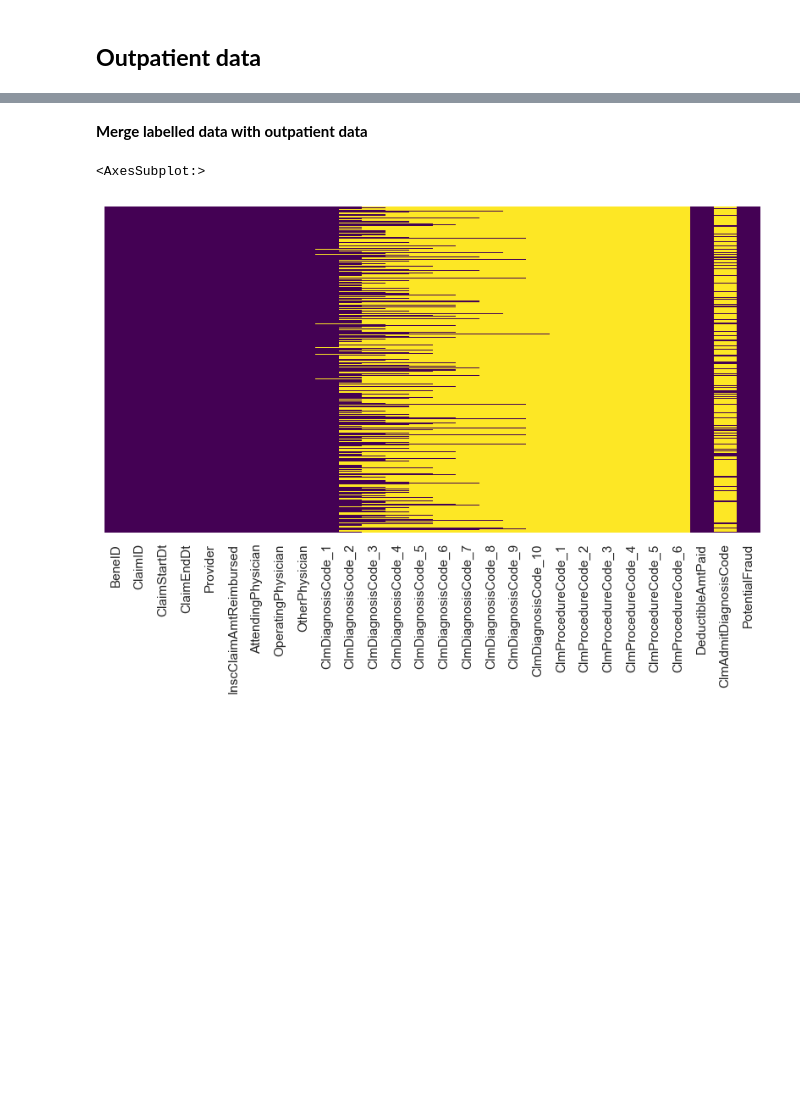
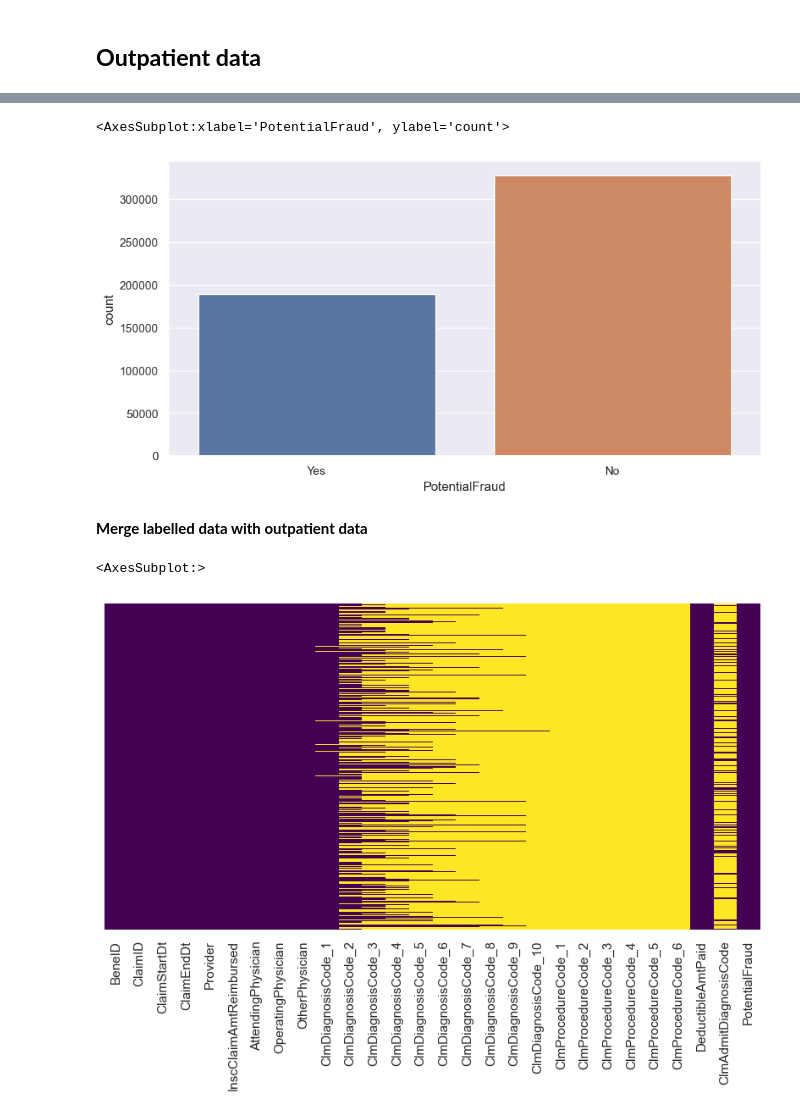
Before and after one commit to evkumar71/DataScience, a Jupyter notebook: Healtcare_fraud_detection.ipynb, the cells around one changed output, grey strips where cells are left out. Saved outputs shown, nothing was run; the diff lists cells and outputs as text; code cells hidden in the pictures; blank space fills up the shorter version.

```diff
--- a/Healtcare_fraud_detection.ipynb
+++ b/Healtcare_fraud_detection.ipynb
@@ -145,3 +166,8 @@ df_in_new[bins=='top']
+# %%
+sns.countplot(x='PotentialFraud', data=df_out)
+# %% [output]
+<AxesSubplot:xlabel='PotentialFraud', ylabel='count'>
+[figure, added]
 # %%
 df_out_corr = df_out.loc[:, ['InscClaimAmtReimbursed', 'DeductibleAmtPaid',
                               'ClmProcedureCode_1','ClmProcedureCode_2','ClmProcedureCode_3',
```
Also changed, not shown: parts of 19 cells of this notebook.
